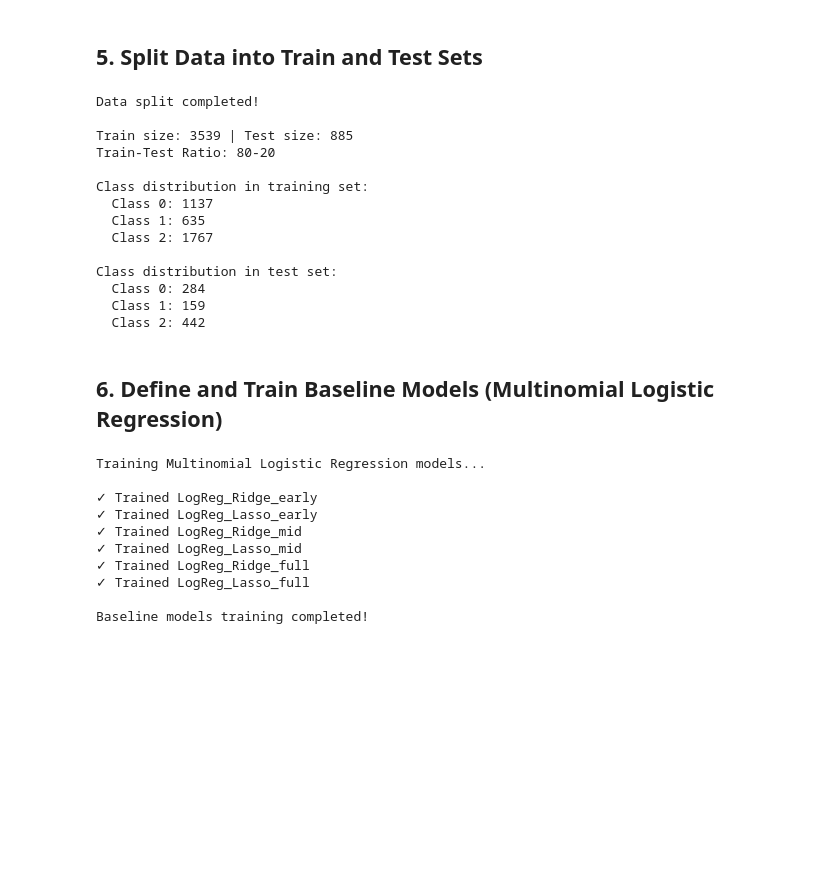
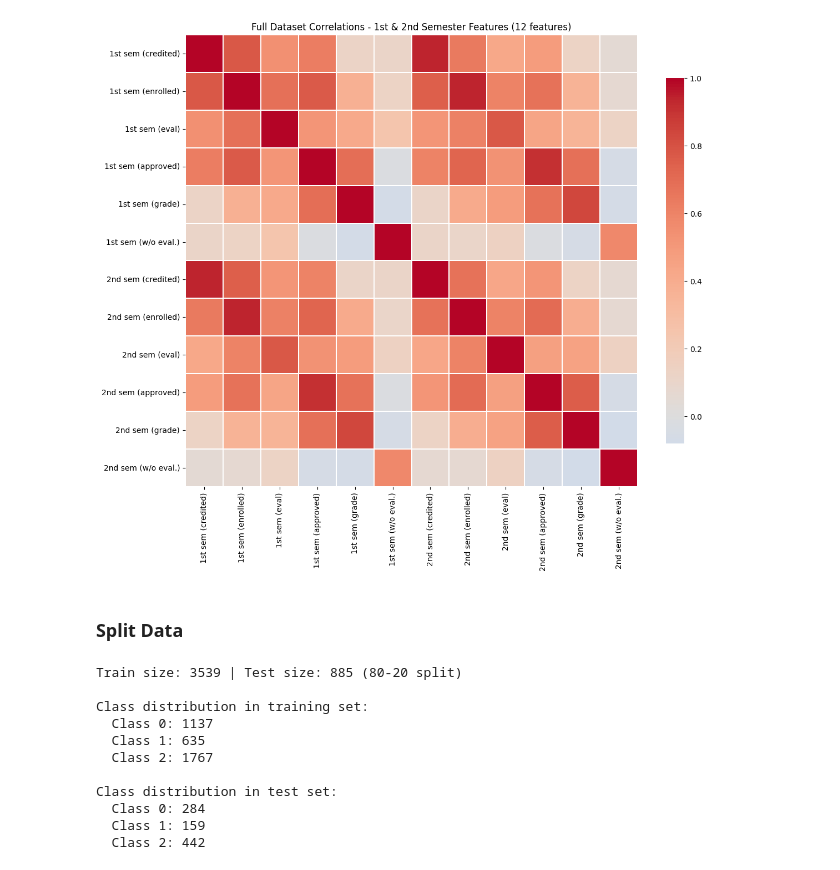
Before and after one commit to joycheng88/ml_early_dropout_detection, a Jupyter notebook: model_training.ipynb, the cells around one changed output. Saved outputs shown, nothing was run; the diff lists cells and outputs as text; code cells hidden in the pictures; blank space fills up the shorter version.

```diff
--- a/model_training.ipynb
+++ b/model_training.ipynb
@@ -223,6 +271,19 @@ This design allows us to:
+# %%
+# corr_mid was ignored as corr_full captures all
+corr_full = X_full[sem1_features + sem2_features].corr()
+plt.figure(figsize=(12, 10))
+sns.heatmap(corr_full, cmap='coolwarm', center=0, square=True, linewidths=0.3, cbar_kws={"shrink": 0.8})
+plt.title(f'Full Dataset Correlations - 1st & 2nd Semester Features ({len(sem1_features + sem2_features)} features)')
+plt.tight_layout()
+plt.show()
+# %% [output]
+[figure, added]
 # %% [markdown]
-## 5. Split Data into Train and Test Sets
+### Split Data
 # %%
+from sklearn.preprocessing import StandardScaler
+from sklearn.model_selection import train_test_split
+
 # Stratified split to maintain class distribution
 X_early_train, X_early_test, y_train, y_test = train_test_split(
     X_early, y, test_size=0.2, random_state=42, stratify=y
@@ -249,9 +310,7 @@ scaler_full = StandardScaler()
 X_full_train_scaled = scaler_full.fit_transform(X_full_train)
 X_full_test_scaled = scaler_full.transform(X_full_test)
 
-print("Data split completed!")
-print(f"\nTrain size: {len(X_early_train)} | Test size: {len(X_early_test)}")
-print(f"Train-Test Ratio: 80-20")
+print(f"Train size: {len(X_early_train)} | Test size: {len(X_early_test)} (80-20 split)")
 print(f"\nClass distribution in training set:")
 unique_train, counts_train = np.unique(y_train, return_counts=True)
 for cls, cnt in zip(unique_train, counts_train):
@@ -261,10 +320,7 @@ unique_test, counts_test = np.unique(y_test, return_counts=True)
 for cls, cnt in zip(unique_test, counts_test):
     print(f"  Class {cls}: {cnt}")
 # %% [output]
-Data split completed!
-
-Train size: 3539 | Test size: 885
-Train-Test Ratio: 80-20
+Train size: 3539 | Test size: 885 (80-20 split)
 
 Class distribution in training set:
   Class 0: 1137
@@ -275,59 +331,3 @@ Class distribution in test set:
   Class 0: 284
   Class 1: 159
   Class 2: 442
-# %% [markdown]
-## 6. Define and Train Baseline Models (Multinomial Logistic Regression)
-# %%
-# Store training and test data for each dataset
-datasets = {
-    'early': {
-        'X_train': X_early_train_scaled, 'X_test': X_early_test_scaled,
-        'y_train': y_train, 'y_test': y_test
-    },
-    'mid': {
-        'X_train': X_mid_train_scaled, 'X_test': X_mid_test_scaled,
-        'y_train': y_train, 'y_test': y_test
-    },
-    'full': {
-        'X_train': X_full_train_scaled, 'X_test': X_full_test_scaled,
-        'y_train': y_train, 'y_test': y_test
-    }
-}
-
-# Dictionary to store all models
-models = {}
-
-# Train Multinomial Logistic Regression models
-print("Training Multinomial Logistic Regression models...\n")
-
-for dataset_name, dataset in datasets.items():
-    # Ridge regularization
-    model_ridge = LogisticRegression(
-        multi_class='multinomial', penalty='l2', max_iter=1000,
-        random_state=42, solver='lbfgs', C=1.0
-    )
-    model_ridge.fit(dataset['X_train'], dataset['y_train'])
-    models[f'LogReg_Ridge_{dataset_name}'] = model_ridge
-    print(f"✓ Trained LogReg_Ridge_{dataset_name}")
-
-    # Lasso regularization (using saga solver which supports L1)
-    model_lasso = LogisticRegression(
-        multi_class='multinomial', penalty='l1', max_iter=1000,
-        random_state=42, solver='saga', C=1.0
-    )
-    model_lasso.fit(dataset['X_train'], dataset['y_train'])
-    models[f'LogReg_Lasso_{dataset_name}'] = model_lasso
-    print(f"✓ Trained LogReg_Lasso_{dataset_name}")
-
-print("\nBaseline models training completed!")
-# %% [output]
-Training Multinomial Logistic Regression models...
-
-✓ Trained LogReg_Ridge_early
-✓ Trained LogReg_Lasso_early
-✓ Trained LogReg_Ridge_mid
-✓ Trained LogReg_Lasso_mid
-✓ Trained LogReg_Ridge_full
-✓ Trained LogReg_Lasso_full
-
-Baseline models training completed!
```
Also changed, not shown: parts of 45 cells of this notebook, 4 other files.
